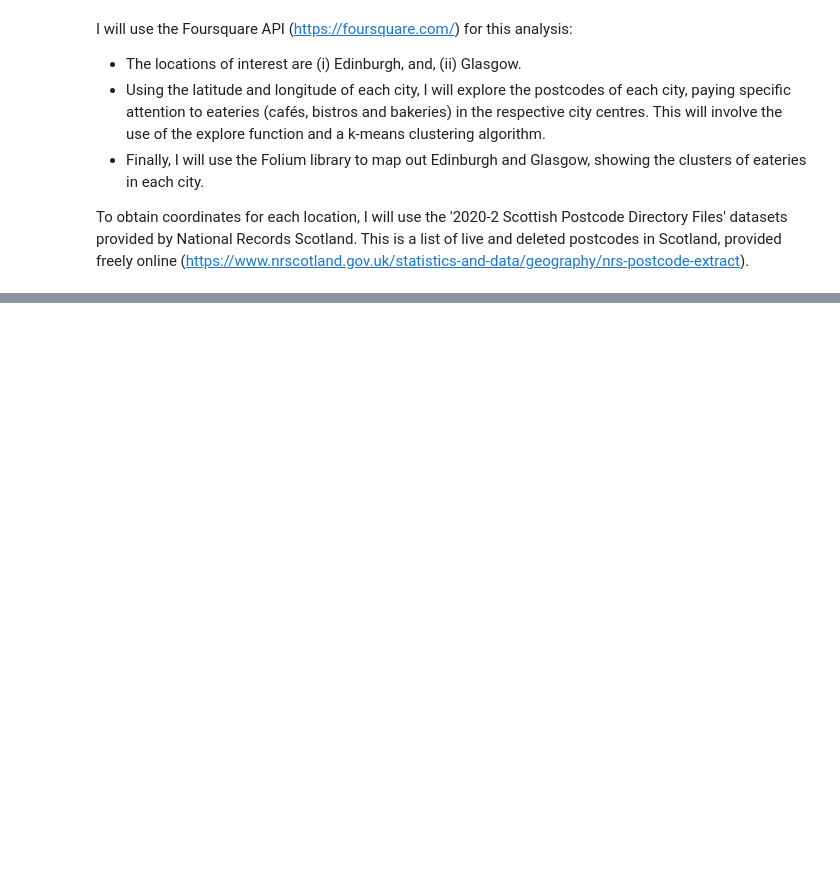
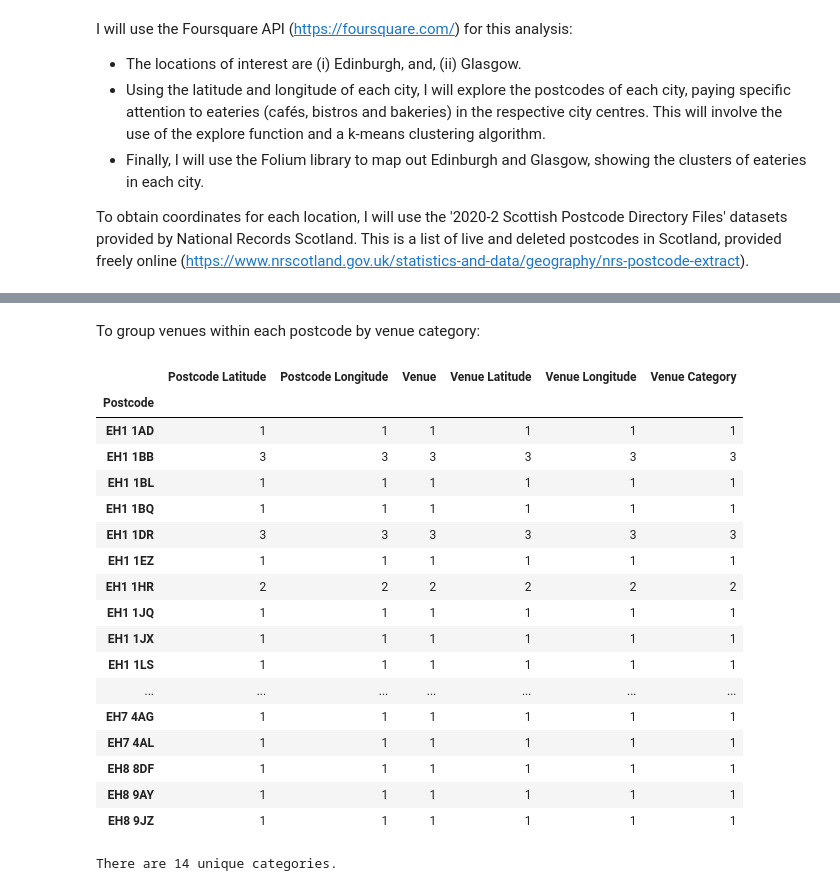
Before and after one commit to lolater/Coursera_Capstone, a Jupyter notebook: Coursera Capstone.ipynb, the cells around one changed output, grey strips where cells are left out. Saved outputs shown, nothing was run; the diff lists cells and outputs as text; code cells hidden in the pictures; blank space fills up the shorter version.

```diff
--- a/Coursera Capstone.ipynb
+++ b/Coursera Capstone.ipynb
@@ -24,0 +191,17 @@ To obtain coordinates for each location, I will use the '2020-2 Scottish Postcod
+# %%
+from geopy.distance import geodesic
+
+def cleanPostcodes(origin_latitude, origin_longitude, postcodes_original, radius=1000):
+    center = (origin_latitude, origin_longitude)
+
+    new_rows = []
+    for i, x in postcodes_original.iterrows():
+        p = (x['Latitude'], x['Longitude'])
+        if geodesic(p, center).meters < radius:
+            new_rows.append(x.values)
+
+    postcodes_cleaned = pd.DataFrame(new_rows, columns=postcodes_original.columns)
+    #.reset_index(drop=True, inplace=True)
+    return(postcodes_cleaned)
+# %%
+postcodes_edb = cleanPostcodes(latitude, longitude, postcodes)
@@ -24,0 +214,5 @@ To obtain coordinates for each location, I will use the '2020-2 Scottish Postcod
+# %%
+edinburgh_venues = getNearbyVenues(names = postcodes_edb['Postcode'],
+                                   latitudes = postcodes_edb['Latitude'],
+                                   longitudes = postcodes_edb['Longitude']
+                                  )
@@ -24,0 +234,3 @@ To obtain coordinates for each location, I will use the '2020-2 Scottish Postcod
+# %%
+edinburgh_venues.drop_duplicates(subset = 'Venue', inplace = True)
+edinburgh_venues.head()
@@ -24,0 +244,27 @@ To obtain coordinates for each location, I will use the '2020-2 Scottish Postcod
+# %% [markdown]
+To group venues within each postcode by venue category:
+# %%
+edinburgh_venues.groupby('Postcode').count()
+# %% [output]
+|  | Postcode Latitude | Postcode Longitude | Venue | Venue Latitude | Venue Longitude | Venue Category |
+| Postcode |  |  |  |  |  |  |
+| EH1 1AD | 1 | 1 | 1 | 1 | 1 | 1 |
+| EH1 1BB | 3 | 3 | 3 | 3 | 3 | 3 |
+| EH1 1BL | 1 | 1 | 1 | 1 | 1 | 1 |
+| EH1 1BQ | 1 | 1 | 1 | 1 | 1 | 1 |
+| EH1 1DR | 3 | 3 | 3 | 3 | 3 | 3 |
+| EH1 1EZ | 1 | 1 | 1 | 1 | 1 | 1 |
+| EH1 1HR | 2 | 2 | 2 | 2 | 2 | 2 |
+| EH1 1JQ | 1 | 1 | 1 | 1 | 1 | 1 |
+| EH1 1JX | 1 | 1 | 1 | 1 | 1 | 1 |
+| EH1 1LS | 1 | 1 | 1 | 1 | 1 | 1 |
+| ... | ... | ... | ... | ... | ... | ... |
+| EH7 4AG | 1 | 1 | 1 | 1 | 1 | 1 |
+| EH7 4AL | 1 | 1 | 1 | 1 | 1 | 1 |
+| EH8 8DF | 1 | 1 | 1 | 1 | 1 | 1 |
+| EH8 9AY | 1 | 1 | 1 | 1 | 1 | 1 |
+| EH8 9JZ | 1 | 1 | 1 | 1 | 1 | 1 |
+# %%
+print('There are {} unique categories.'.format(len(edinburgh_venues['Venue Category'].unique())))
+# %% [output]
+There are 14 unique categories.
```
Also changed, not shown: parts of 37 cells of this notebook.
